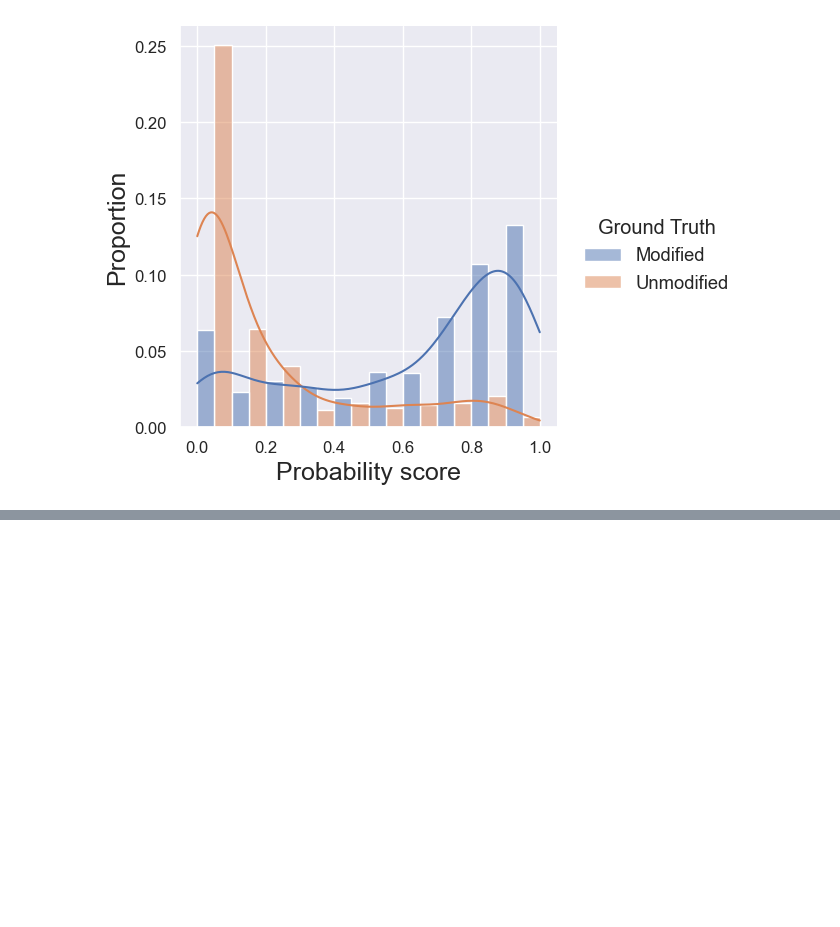
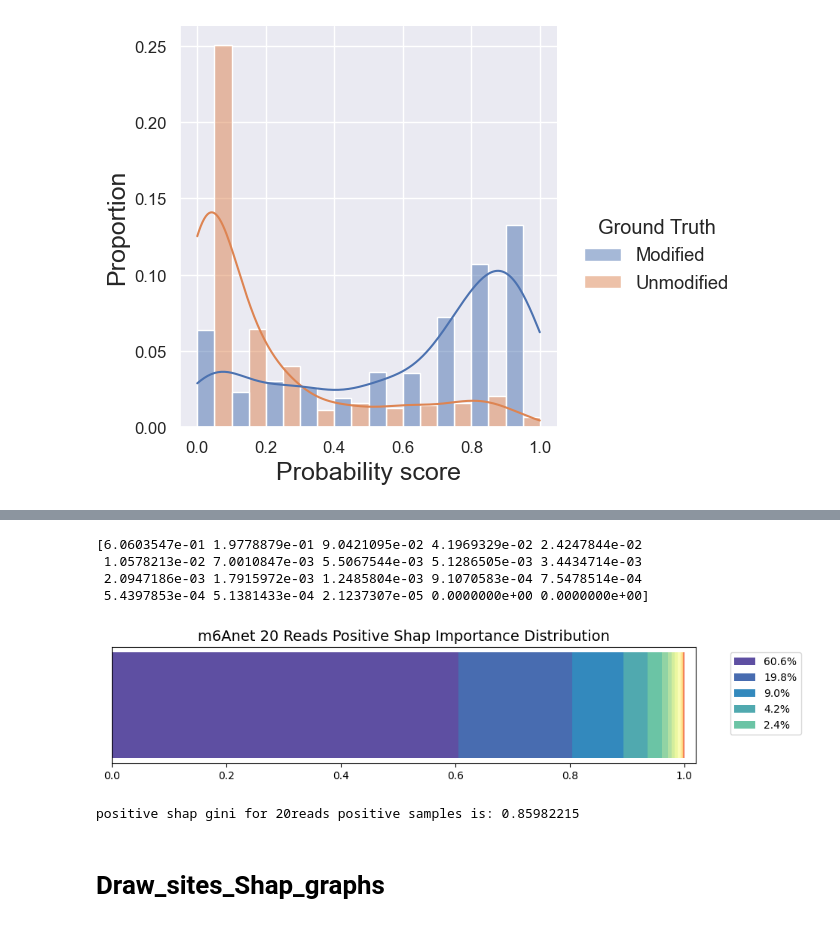
Before and after one commit to faded53222/NSWord, a Jupyter notebook: Draw_Graphs.ipynb, the cells around one changed output, grey strips where cells are left out. Drawn from its saved outputs; the diff is of its cells as text; code cells hidden in the pictures; blank space fills up the shorter version.

```diff
--- a/Draw_Graphs.ipynb
+++ b/Draw_Graphs.ipynb
@@ -214,0 +277,45 @@ draw_range_histo('Blocks=[222000],50reads_9sites','Conventional')
+# %%
+with open('./edata/Save_for_drawing/m6Anet_20reads_shap.pkl','rb') as f:
+    m6Anet_20reads_shap=pickle.load(f)
+
+shap_use=m6Anet_20reads_shap.copy()
+shap_use[m6Anet_20reads_shap<0]=0
+row_sums=shap_use.sum(axis=1,keepdims=True)
+row_sums[row_sums==0]=1
+normalized_shap_use=shap_use/row_sums
+sorted_normalized_shap_use=np.sort(normalized_shap_use,axis=1)[:,::-1]
+
+#importance distribution by the top N most important read by positive shap
+importance_20reads=sorted_normalized_shap_use.sum(axis=0,keepdims=False)/normalized_shap_use.sum()
+print(importance_20reads)
+
+cmap=plt.colormaps.get_cmap('Spectral')
+colors=cmap(np.linspace(1,0,len(importance_20reads)))
+fig,ax=plt.subplots(figsize=(10,2))
+
+left=0
+for i,(imp,color) in enumerate(zip(importance_20reads,colors)):
+    if i<5:
+        label_use=f'{imp*100:.1f}%'
+    else:
+        label_use=None
+    ax.barh(0,width=imp,left=left,height=0.5,color=color,label=label_use)
+    left+=imp
+ax.set_yticks([])
+ax.set_xlim([0,1.02])
+ax.set_title('m6Anet 20 Reads Positive Shap Importance Distribution',fontsize=14)
+ax.legend(bbox_to_anchor=(1.05,1),loc='upper left')
+plt.savefig('./edata/Save_drawing/m6Anet_positive_shap_distribution_20reads.pdf',bbox_inches='tight')
+plt.show()
+
+gini_20reads=gini_coefficient(importance_20reads)
+print('positive shap gini for 20reads positive samples is:',gini_20reads.cpu().numpy())
+# %% [output]
+[6.0603547e-01 1.9778879e-01 9.0421095e-02 4.1969329e-02 2.4247844e-02
+ 1.0578213e-02 7.0010847e-03 5.5067544e-03 5.1286505e-03 3.4434714e-03
+ 2.0947186e-03 1.7915972e-03 1.2485804e-03 9.1070583e-04 7.5478514e-04
+ 5.4397853e-04 5.1381433e-04 2.1237307e-05 0.0000000e+00 0.0000000e+00]
+[figure, added]
+positive shap gini for 20reads positive samples is: 0.85982215
+# %% [markdown]
+# Draw_sites_Shap_graphs
```
Also changed, not shown: parts of 12 cells of this notebook.
